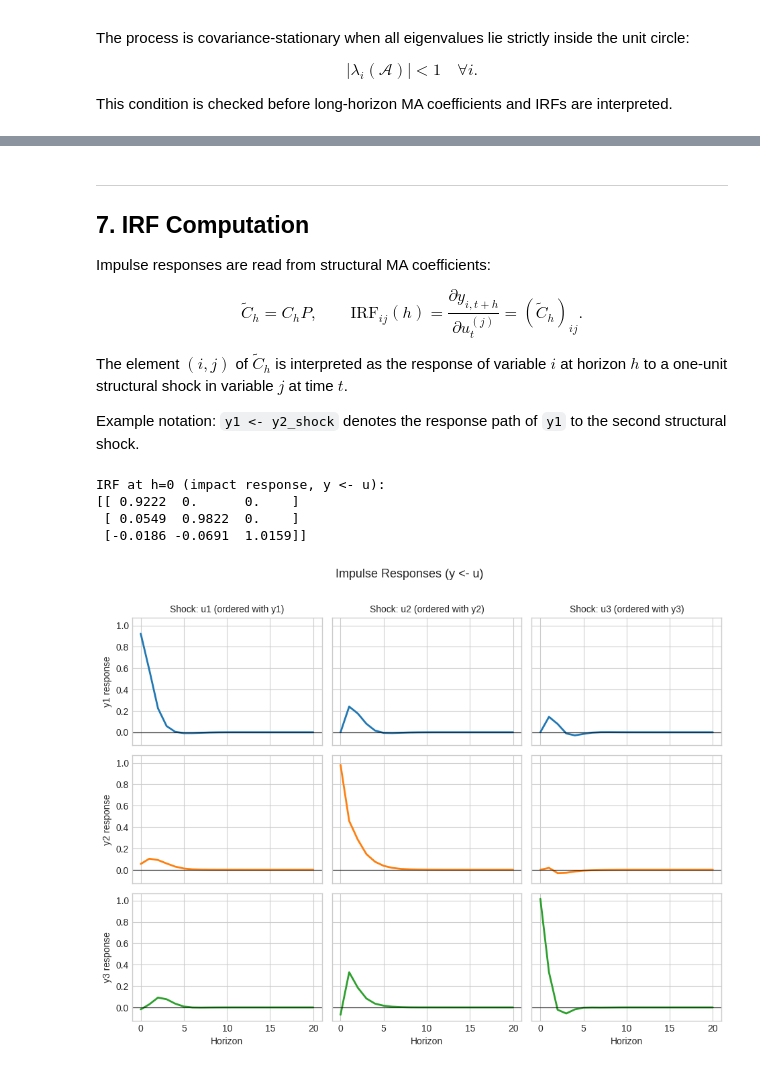
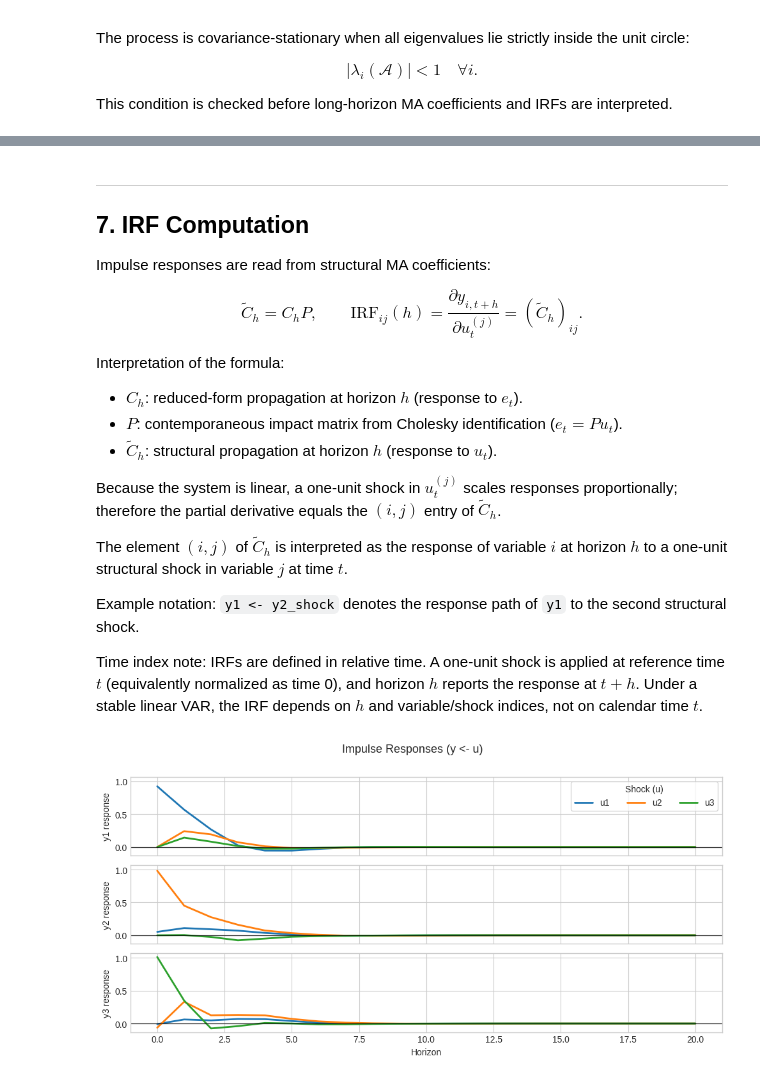
Before and after one commit to leo-bjpark/AI608-Timeseries, a Jupyter notebook: var.ipynb, the cells around one changed output, grey strips where cells are left out. Saved outputs shown, nothing was run; the diff lists cells and outputs as text; code cells hidden in the pictures.

```diff
--- a/var.ipynb
+++ b/var.ipynb
@@ -67,10 +68,10 @@ Each row of $X$ contains the concatenated lagged observations $(y_{t-1}', \dots,
 class VARResults:
     coefs: np.ndarray
     intercept: np.ndarray
-    residuals: np.ndarray
-    sigma_u: np.ndarray
     p: int
     k: int
+    residuals: Optional[np.ndarray] = None
+    sigma_u: Optional[np.ndarray] = None
 
 def make_lag_matrix(data: np.ndarray, p: int) -> Tuple[np.ndarray, np.ndarray]:
     if p < 1:
@@ -120,20 +121,13 @@ def fit_var_ols(data: np.ndarray, p: int, include_intercept: bool = True) -> VAR
         coef_flat = beta
 
     coefs = coef_flat.T.reshape(k, p, k).transpose(1, 0, 2)
-    Y_hat = X_design @ beta
-    residuals = Y - Y_hat
-
-    n_params = X_design.shape[1]
-    dof = T_eff - n_params
-    denom = dof if dof > 0 else T_eff
-    sigma_u = (residuals.T @ residuals) / denom
-
-    return VARResults(coefs=coefs, intercept=intercept, residuals=residuals, sigma_u=sigma_u, p=p, k=k)
+    return VARResults(coefs=coefs, intercept=intercept, p=p, k=k)
 # %%
-# 7) Estimate VAR
+# 7) Estimate VAR coefficients
 
-p = 2  # lag order
-results = fit_var_ols(data, p=p, include_intercept=True)
+p = 3  # lag order
+include_intercept = True
+results = fit_var_ols(data, p=p, include_intercept=include_intercept)
 
 print("Intercept c:")
 print(results.intercept)
@@ -142,7 +136,5 @@ for lag in range(results.p):
     print(f"A_{lag + 1}:")
     print(results.coefs[lag])
     print()
-print("Residual covariance Sigma_u:")
-print(results.sigma_u)
 # %% [output]
 Intercept c:
@@ -313,27 +355,31 @@ $$
 \mathrm{IRF}_{ij}(h) = \frac{\partial y_{i,t+h}}{\partial u_t^{(j)}} = (\tilde{C}_h)_{ij}.
 $$
 
+Interpretation of the formula:
+
+- $C_h$: reduced-form propagation at horizon $h$ (response to $e_t$).
+- $P$: contemporaneous impact matrix from Cholesky identification ($e_t=Pu_t$).
+- $\tilde{C}_h$: structural propagation at horizon $h$ (response to $u_t$).
+
+Because the system is linear, a one-unit shock in $u_t^{(j)}$ scales responses proportionally; therefore the partial derivative equals the $(i,j)$ entry of $\tilde{C}_h$.
+
 The element $(i,j)$ of $\tilde{C}_h$ is interpreted as the response of variable $i$ at horizon $h$ to a one-unit structural shock in variable $j$ at time $t$.
 
 Example notation: `y1 <- y2_shock` denotes the response path of `y1` to the second structural shock.
+
+Time index note: IRFs are defined in relative time. A one-unit shock is applied at reference time $t$ (equivalently normalized as time 0), and horizon $h$ reports the response at $t+h$. Under a stable linear VAR, the IRF depends on $h$ and variable/shock indices, not on calendar time $t$.
 # %%
 # 14) Define IRF computation
 
 def compute_irf(ma_coefs: np.ndarray, impact_matrix: np.ndarray) -> np.ndarray:
-    # Theta[h, i, j]: response of y_i at horizon h to one-unit structural shock u_j
+    # irf[h, i, j] = response of y_i at horizon h to a one-unit structural shock u_j
     return np.einsum("hij,jk->hik", ma_coefs, impact_matrix)
 
 # 15) Compute IRFs
 irf = compute_irf(ma_coefs, impact_matrix)
-print("IRF at h=0 (impact response, y <- u):")
-print(irf[0])
 
 # 16) Plot IRFs
-shock_names = [f"u{j + 1} (ordered with {name})" for j, name in enumerate(var_names)]
-plot_irf(irf=irf, var_names=var_names, shock_names=shock_names)
+shock_names = [f"u{j + 1}" for j in range(len(var_names))]
+plot_irf(irf=irf, var_names=var_names, shock_names=shock_names, figsize=(10,5), layout="response_panels")
 # %% [output]
-IRF at h=0 (impact response, y <- u):
-[[ 0.9222  0.      0.    ]
- [ 0.0549  0.9822  0.    ]
- [-0.0186 -0.0691  1.0159]]
-[figure, old version]
+[figure, new version]
```
Also changed, not shown: parts of 10 cells of this notebook, 4 other files.
